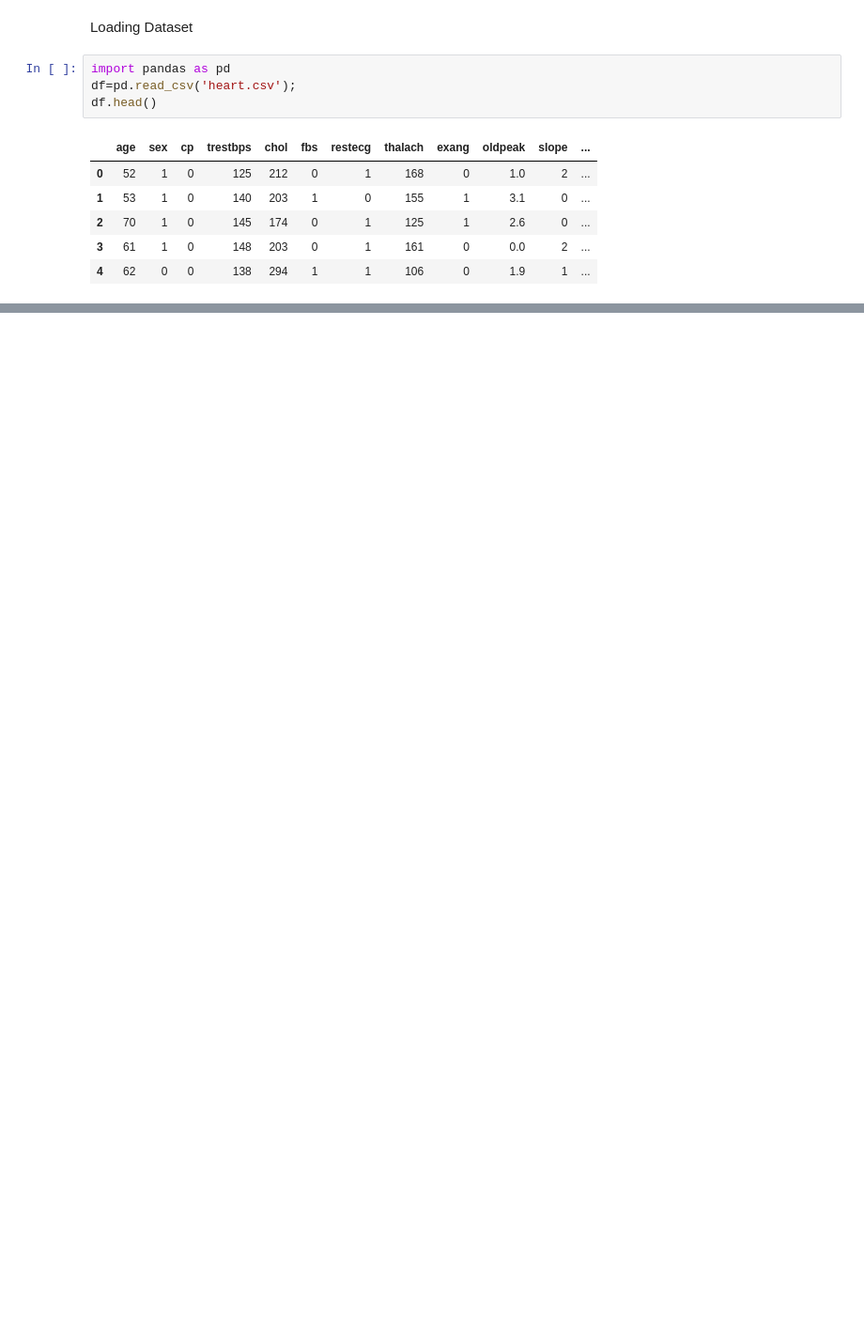
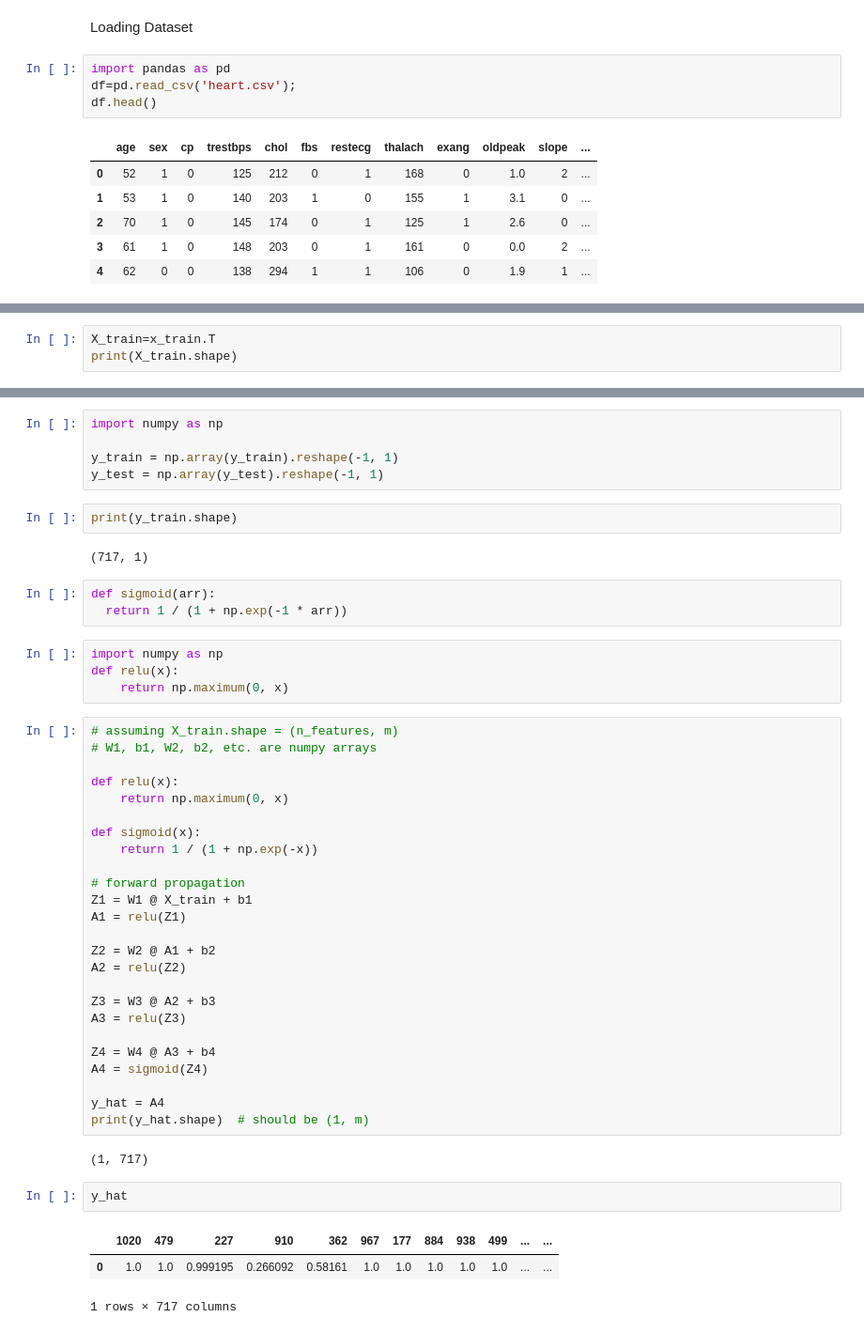
Before and after one commit to venkatsaikondra/Heart_Disease_With_Neural_Network, a Jupyter notebook: Neural.ipynb, the cells around one changed output, grey strips where cells are left out. Shown: that part at 94% size. Cells and saved outputs as stored; diff of their text form; blank space fills up the shorter version.

```diff
--- a/Neural.ipynb
+++ b/Neural.ipynb
@@ -24,0 +118,3 @@ df.head()
+# %%
+X_train=x_train.T
+print(X_train.shape)
@@ -24,0 +127,49 @@ df.head()
+# %%
+import numpy as np
+
+y_train = np.array(y_train).reshape(-1, 1)
+y_test = np.array(y_test).reshape(-1, 1)
+# %%
+print(y_train.shape)
+# %% [output]
+(717, 1)
+# %%
+def sigmoid(arr):
+  return 1 / (1 + np.exp(-1 * arr))
+# %%
+import numpy as np
+def relu(x):
+    return np.maximum(0, x)
+# %%
+# assuming X_train.shape = (n_features, m)
+# W1, b1, W2, b2, etc. are numpy arrays
+
+def relu(x):
+    return np.maximum(0, x)
+
+def sigmoid(x):
+    return 1 / (1 + np.exp(-x))
+
+# forward propagation
+Z1 = W1 @ X_train + b1
+A1 = relu(Z1)
+
+Z2 = W2 @ A1 + b2
+A2 = relu(Z2)
+
+Z3 = W3 @ A2 + b3
+A3 = relu(Z3)
+
+Z4 = W4 @ A3 + b4
+A4 = sigmoid(Z4)
+
+y_hat = A4
+print(y_hat.shape)  # should be (1, m)
+# %% [output]
+(1, 717)
+# %%
+y_hat
+# %% [output]
+|  | 1020 | 479 | 227 | 910 | 362 | 967 | 177 | 884 | 938 | 499 | ... | ... |
+| 0 | 1.0 | 1.0 | 0.999195 | 0.266092 | 0.58161 | 1.0 | 1.0 | 1.0 | 1.0 | 1.0 | ... | ... |
+1 rows × 717 columns
```
Also changed, not shown: parts of 40 cells of this notebook.
